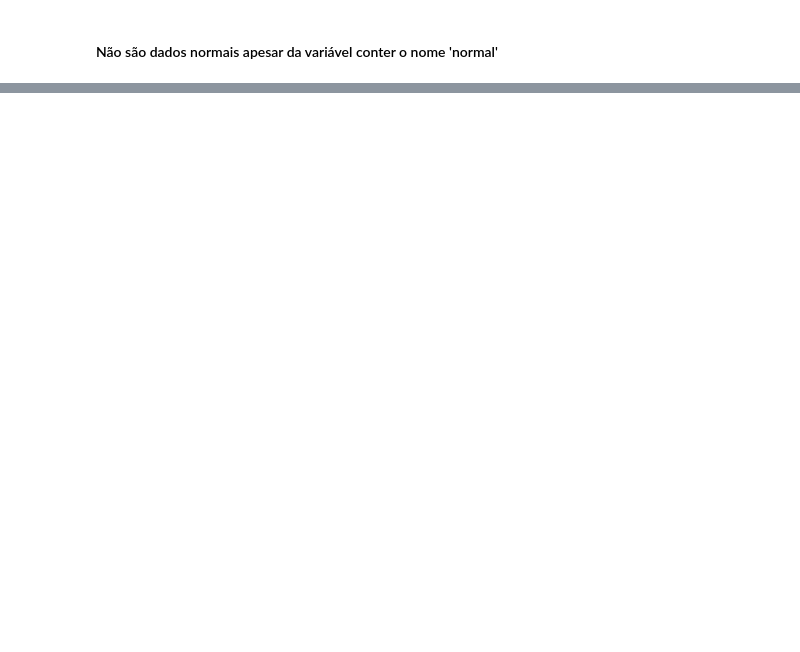
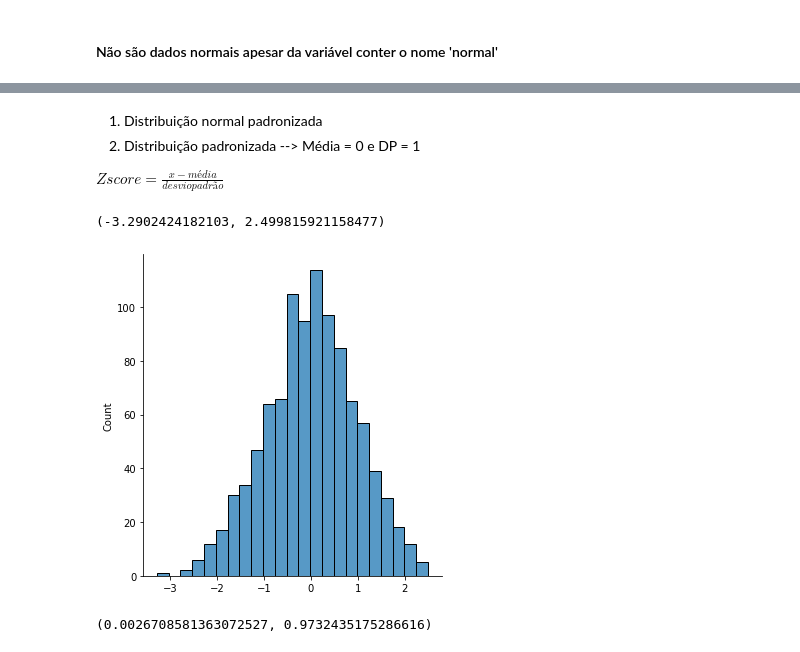
Before and after one commit to pamelaferreiralima/estudos_python_matheus, a Jupyter notebook: Estatística para Machine Learning/Parte 5/Distribuição Estatística.ipynb, the cells around one changed output, grey strips where cells are left out. Drawn from its saved outputs; the diff is of its cells as text; code cells hidden in the pictures; blank space fills up the shorter version.

```diff
--- a/Estatística para Machine Learning/Parte 5/Distribuição Estatística.ipynb
+++ b/Estatística para Machine Learning/Parte 5/Distribuição Estatística.ipynb
@@ -143,0 +144,19 @@ dados_normal_negativo.mean(), np.median(dados_normal_negativo), stats.mode(dados
+# %% [markdown]
+1. Distribuição normal padronizada
+2. Distribuição padronizada --> Média = 0 e DP = 1
+
+$Zscore = \frac {x - média}{desvio padrão}$
+# %%
+dados_normal_padronizado = np.random.standard_normal(size = 1000)
+# %%
+min(dados_normal_padronizado), max(dados_normal_padronizado)
+# %% [output]
+(-3.2902424182103, 2.499815921158477)
+# %%
+sns.displot(dados_normal_padronizado);
+# %% [output]
+[figure, added]
+# %%
+dados_normal_padronizado.mean(), np.std(dados_normal_padronizado)
+# %% [output]
+(0.0026708581363072527, 0.9732435175286616)
```
Also changed, not shown: parts of 6 cells of this notebook.
